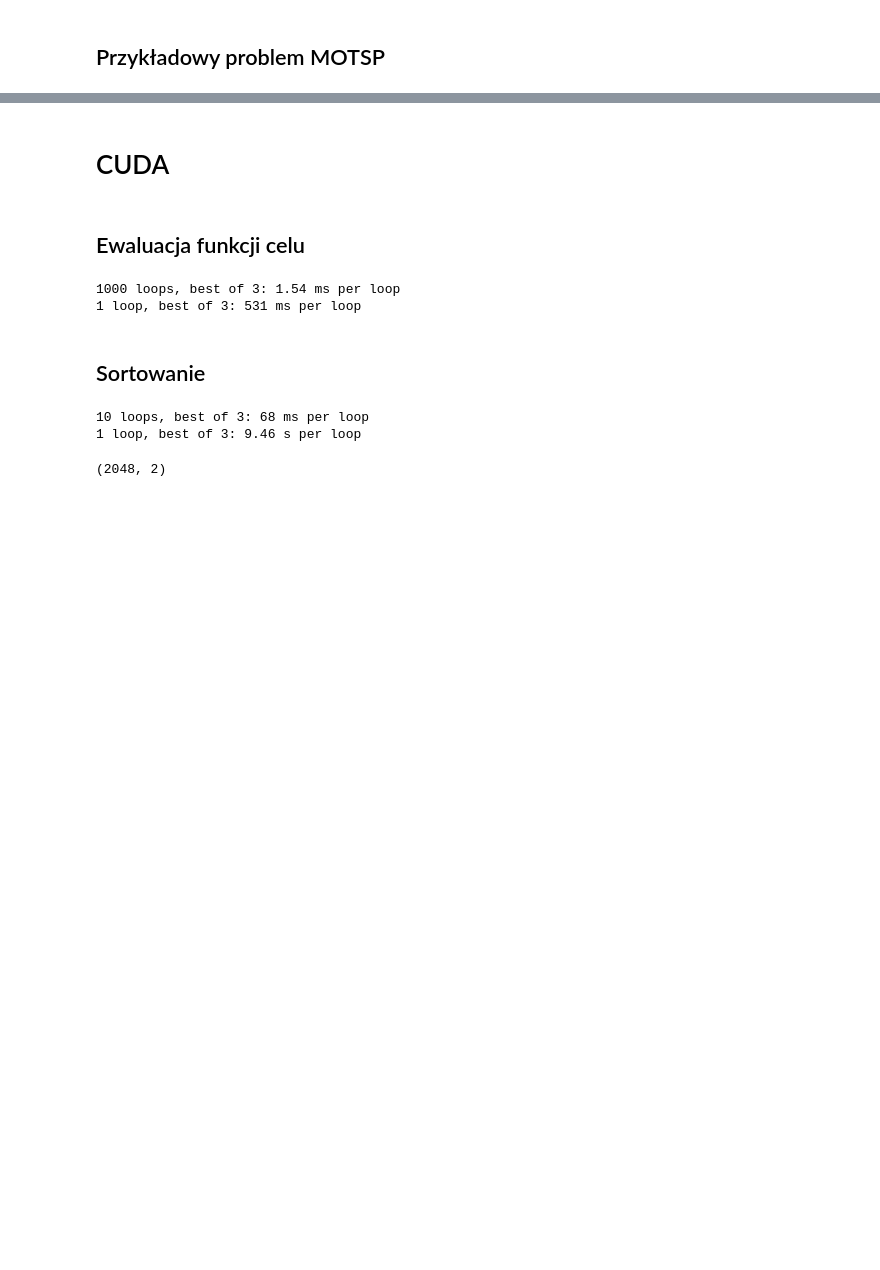
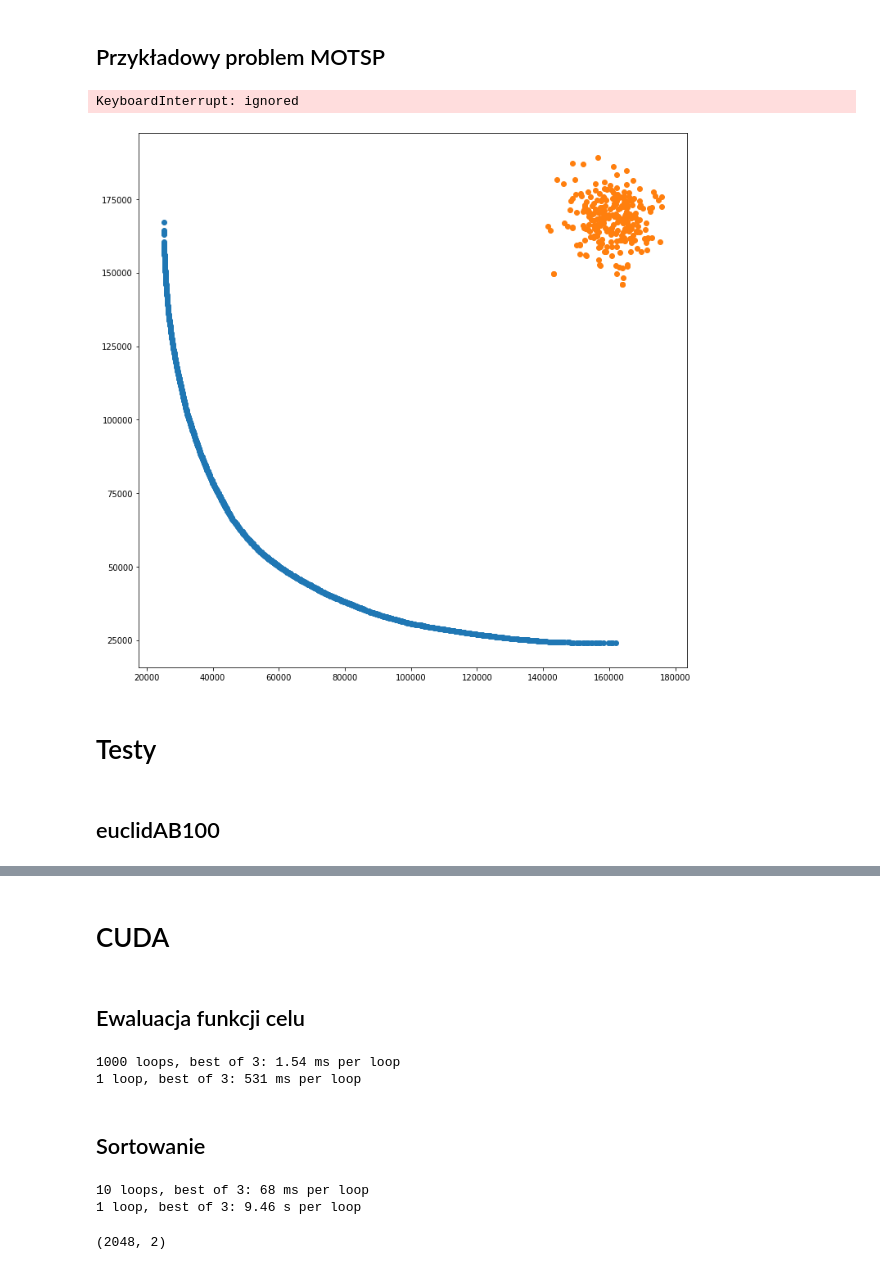
Before and after one commit to AdrianUrbanski/MOTSP, a Jupyter notebook: MOTSP.ipynb, the cells around one changed output, grey strips where cells are left out. Saved outputs shown, nothing was run; the diff lists cells and outputs as text; code cells hidden in the pictures; blank space fills up the shorter version.

```diff
--- a/MOTSP.ipynb
+++ b/MOTSP.ipynb
@@ -47,6 +50,9 @@ class NSGA_II:
 
     def get_population(self):
         return self.current_population
+
+    def get_values(self):
+        return self.current_objective_values
 
 
     def non_dominated_sort(self, objective_values):
@@ -126,7 +132,7 @@ class NSGA_II:
                 parent_indices[i] = candidates[1]
 
         # creating children population
-        children_population = np.empty((number_of_offspring, self.chromosome_length))
+        children_population = np.empty((number_of_offspring, self.chromosome_length), dtype='int32')
         for i in range(number_of_offspring//2):
             if np.random.random() < crossover_probability:
                 children_population[2*i], children_population[2*i+1] = crossover_operator(self.current_population[parent_indices[2*i]].copy(), self.current_population[parent_indices[2*i+1]].copy())
@@ -357,5 +554,52 @@ def plot_results(solutions, result_vals):
 # %% [markdown]
 ## Przykładowy problem MOTSP
+# %%
+def generate_population(pop_size, chrom_len):
+    pop = np.empty((pop_size, chrom_len), dtype='int32')
+    for i in range(pop_size):
+        ind = np.random.permutation(chrom_len)
+        pop[i] = ind
+    return pop
+# %%
+euclidA100 = tsplib95.load("euclidA100.tsp")
+euclidB100 = tsplib95.load("euclidB100.tsp")
+
+solutionsAB = np.loadtxt('best.euclidAB100.tsp', dtype=int)
+
+distance_matrix = generate_distance_matrix(100, euclidA100, euclidB100)
+# %%
+chrom_len = 100
+pop_size = 256
+obj_num = 2
+n_iters = 50
+
+init_pop = generate_population(pop_size, chrom_len)
+init_vals = evaluate_population_cpu(init_pop, distance_matrix, obj_num)
+
+nsga_ii = NSGA_II(chrom_len, pop_size, obj_num, init_pop, init_vals)
+
+plt.figure(figsize=(12,12))
+plt.scatter(solutionsAB[:, 0], solutionsAB[:, 1])
+
+for t in tqdm(range(n_iters)):
+
+    if(np.mod(t, 50) == 0):
+        current_vals = nsga_ii.get_values()
+        plt.scatter(current_vals[:, 0], current_vals[:, 1])
+
+    children = nsga_ii.generate_children(PMX, reverse_sequence_mutation)
+    children_vals = evaluate_population_cpu(children, distance_matrix, obj_num)
+    nsga_ii.replace_population(children, children_vals)
+
+current_vals = nsga_ii.get_values()
+plt.scatter(current_vals[:, 0], current_vals[:, 1])
+# %% [output]
+KeyboardInterrupt: ignored
+[figure, added]
+# %% [markdown]
+# Testy
+# %% [markdown]
+## euclidAB100
 # %%
 problemA = tsplib95.load("euclidA100.tsp")
 problemB = tsplib95.load("euclidB100.tsp")
```
Also changed, not shown: parts of 25 cells of this notebook.
